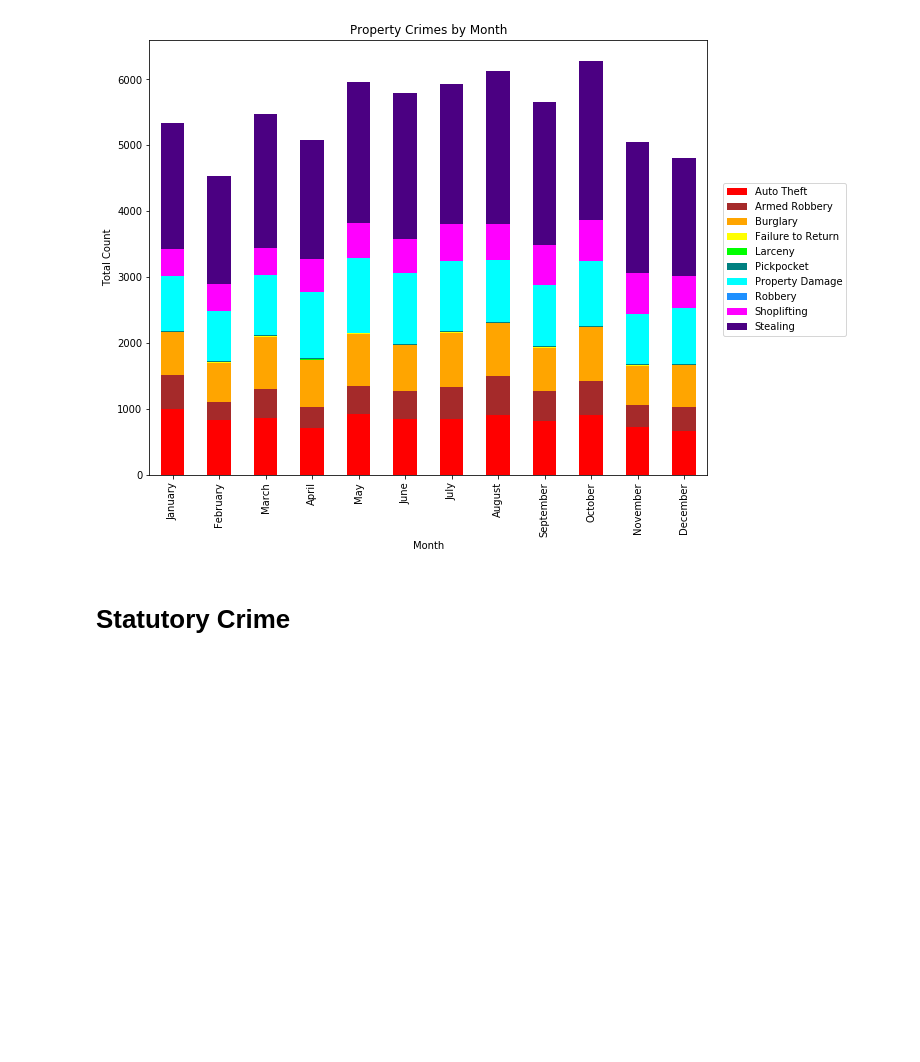
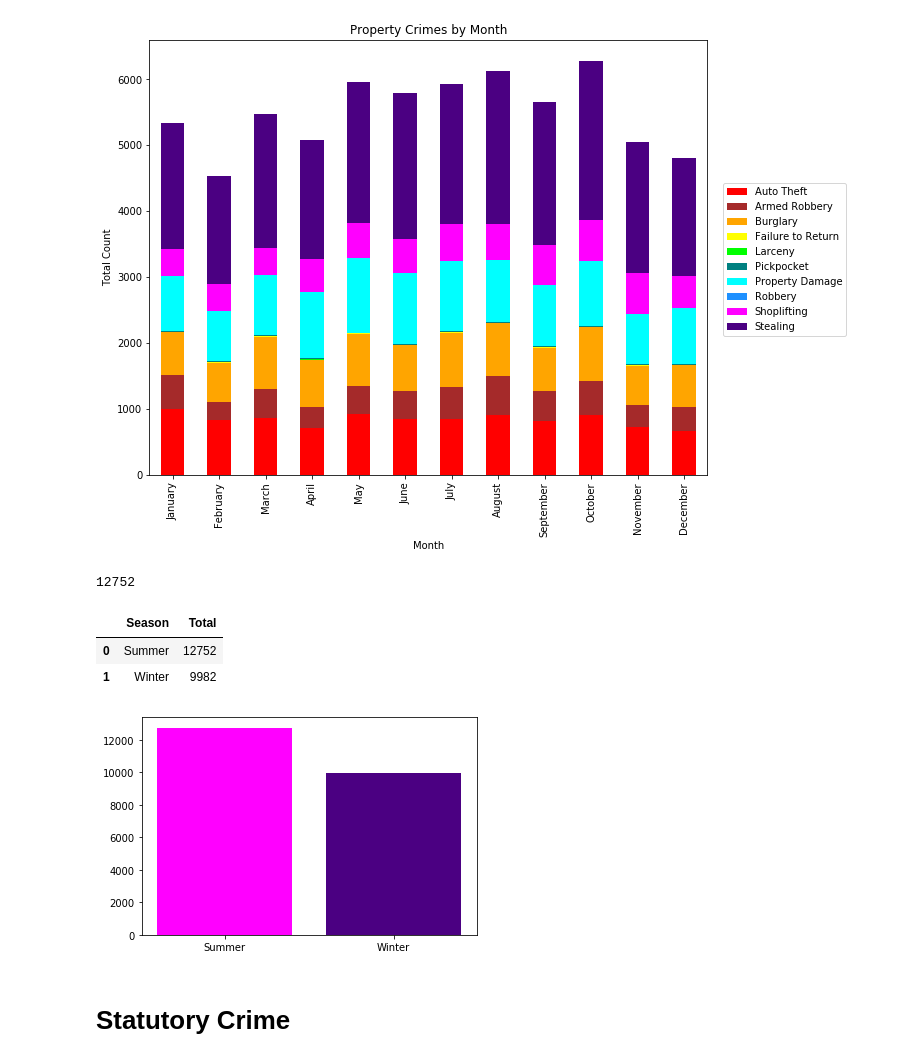
Before and after one commit to kanskris/kansas_crime_2018, a Jupyter notebook: Laylaa- Monthly Analysis.ipynb, the cells around one changed output. Drawn from its saved outputs; the diff is of its cells as text; code cells hidden in the pictures; blank space fills up the shorter version.

Commit message:
added another graph to justify the findings

```diff
--- a/Laylaa- Monthly Analysis.ipynb
+++ b/Laylaa- Monthly Analysis.ipynb
@@ -308,6 +342,58 @@ plt.show()
 # %%
 fig = propCrimes.get_figure()
 fig.savefig('Images/Property Crimes by Month',bbox_extra_artists=(lgd, text), bbox_inches='tight')
+# %%
+stealingWinter = crime[(crime['Month'] == 'October') & (crime['Description'] == 'Stealing')]
+x = stealingWinter.iloc[0]['Reported_Date']
+totalWinter = x
+stealingWinter = crime[(crime['Month'] == 'November') & (crime['Description'] == 'Stealing')]
+x = stealingWinter.iloc[0]['Reported_Date']
+totalWinter = totalWinter + x
+stealingWinter = crime[(crime['Month'] == 'January') & (crime['Description'] == 'Stealing')]
+x = stealingWinter.iloc[0]['Reported_Date']
+totalWinter = totalWinter + x
+stealingWinter = crime[(crime['Month'] == 'February') & (crime['Description'] == 'Stealing')]
+x = stealingWinter.iloc[0]['Reported_Date']
+totalWinter = totalWinter + x
+stealingWinter = crime[(crime['Month'] == 'March') & (crime['Description'] == 'Stealing')]
+x = stealingWinter.iloc[0]['Reported_Date']
+totalWinter = totalWinter + x
+
+stealingSummer = crime[(crime['Month'] == 'April') & (crime['Description'] == 'Stealing')]
+x = stealingSummer.iloc[0]['Reported_Date']
+totalSummer = x
+stealingSummer = crime[(crime['Month'] == 'May') & (crime['Description'] == 'Stealing')]
+x = stealingSummer.iloc[0]['Reported_Date']
+totalSummer = totalSummer + x
+stealingSummer = crime[(crime['Month'] == 'June') & (crime['Description'] == 'Stealing')]
+x = stealingSummer.iloc[0]['Reported_Date']
+totalSummer = totalSummer + x
+stealingSummer = crime[(crime['Month'] == 'July') & (crime['Description'] == 'Stealing')]
+x = stealingSummer.iloc[0]['Reported_Date']
+totalSummer = totalSummer + x
+stealingSummer = crime[(crime['Month'] == 'August') & (crime['Description'] == 'Stealing')]
+x = stealingSummer.iloc[0]['Reported_Date']
+totalSummer = totalSummer + x
+stealingSummer = crime[(crime['Month'] == 'September') & (crime['Description'] == 'Stealing')]
+x = stealingSummer.iloc[0]['Reported_Date']
+totalSummer = totalSummer + x
+# %% [output]
+12752
+# %%
+df4 = pd.DataFrame({'Season': ['Summer', 'Winter'],
+                   'Total': [totalSummer, totalWinter]})
+df4
+# %% [output]
+|  | Season | Total |
+| 0 | Summer | 12752 |
+| 1 | Winter | 9982 |
+# %%
+typeSeason = plt.bar(x = df4['Season'], height = df4['Total'], color=['magenta', 'indigo'])
+plt.title('Stealing by Season')
+plt.ylabel('Total')
+plt.show()
+# %% [output]
+[figure, added]
 # %% [markdown]
 # Statutory Crime
 # %%
```
Also changed, not shown: parts of 9 cells of this notebook.
